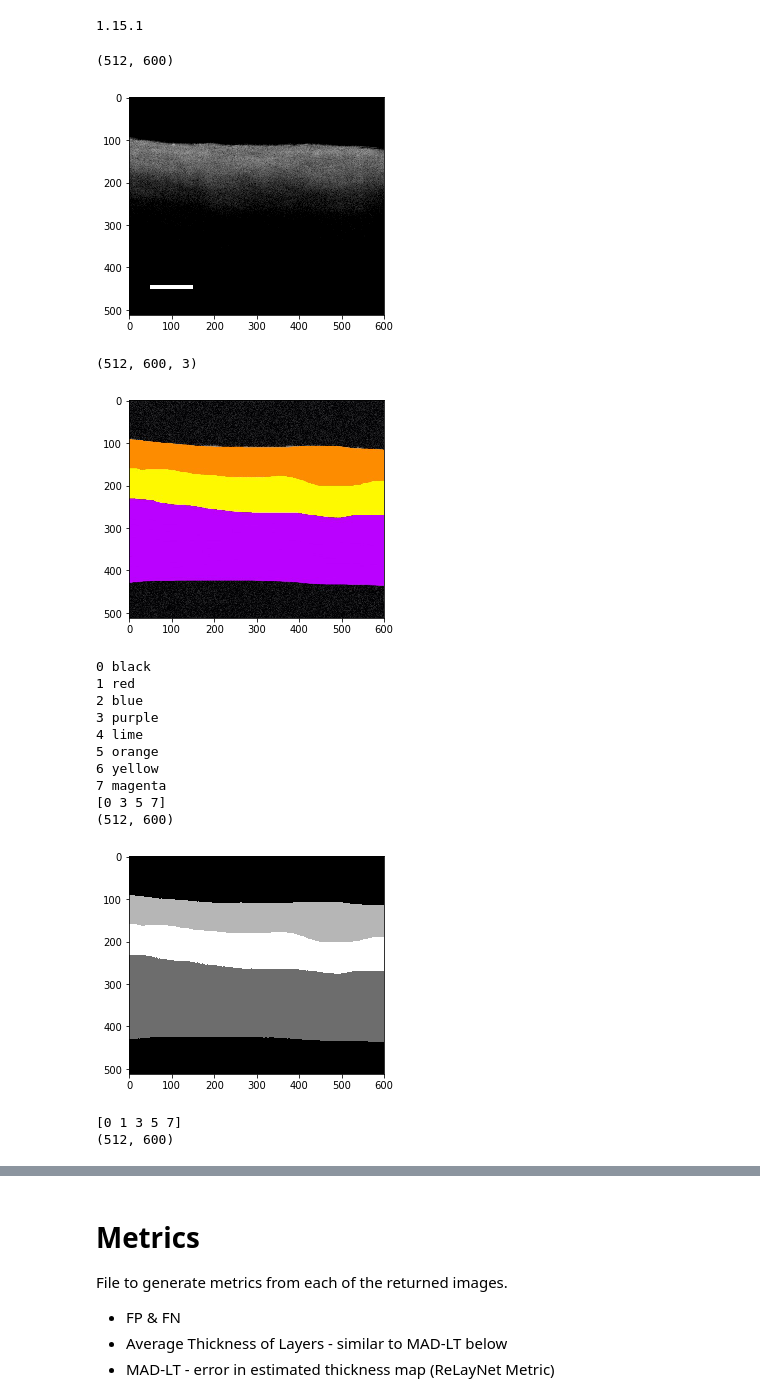
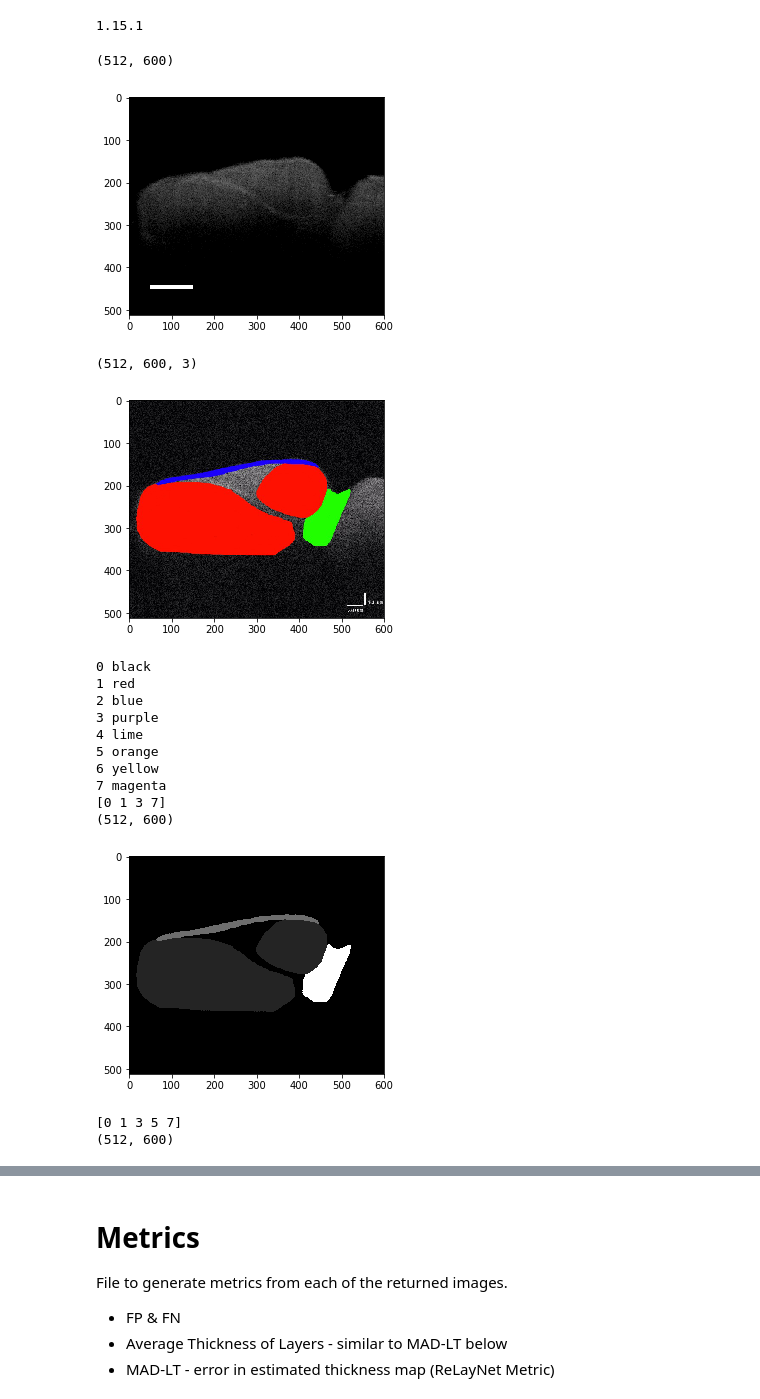
Before and after one commit to simasima121/relaynet_pytorch, a Jupyter notebook: Metrics.ipynb, the cells around one changed output, grey strips where cells are left out. Saved outputs shown, nothing was run; the diff lists cells and outputs as text; code cells hidden in the pictures.

```diff
--- a/Metrics.ipynb
+++ b/Metrics.ipynb
@@ -43,7 +43,7 @@ print (numpy.__version__)
 # %% [output]
 1.15.1
 # %%
-used_image = 3
+used_image = 1
 if used_image == 1:
     image_file = 'whole_raw_image/con_H1_N01848_LV_1_194.tif'
     gnd_truth_image = 'manual_label/label_H1_N01848_LV_1_194.JPG'
@@ -73,35 +73,35 @@ plt.show()
 label_image_path = cwd + gnd_truth_image
 gnd_truth = plt.imread(label_image_path)
 print(gnd_truth.shape)
 plt.imshow(gnd_truth, cmap = "gray")
 plt.show()
 
 colors = [ 'black', 'red', 'blue', 'purple', 'lime', 'orange', 'yellow','magenta']
 for count, i in enumerate(colors):
     print(count, i)
 
 # Seeing whether result_image exists
 gnd_truth_path = cwd + gnd_truth_label
 gnd = plt.imread(gnd_truth_path)
 gnd = ((gnd*7)/np.max(gnd)).astype(int)
 print(np.unique(gnd))
 print(gnd.shape)
 plt.imshow(gnd,cmap = "gray")
 plt.show()
 
 # Seeing whether result_image exists
 res_image_path = cwd + result
 res = plt.imread(res_image_path)
 res = ((res*7)/np.max(res)).astype(int)
 print(np.unique(res))
 print(res.shape)
 plt.imshow(res,cmap = "gray")
 plt.show()
 # %% [output]
 (512, 600)
-[figure, old version]
+[figure, new version]
 (512, 600, 3)
-[figure, old version]
+[figure, new version]
 0 black
 1 red
 2 blue
@@ -110,9 +110,9 @@ plt.show()
 5 orange
 6 yellow
 7 magenta
-[0 3 5 7]
+[0 1 3 7]
 (512, 600)
-[figure, old version]
+[figure, new version]
 [0 1 3 5 7]
 (512, 600)
 [figure]
```
Also changed, not shown: parts of 4 cells of this notebook, 5 other files.
